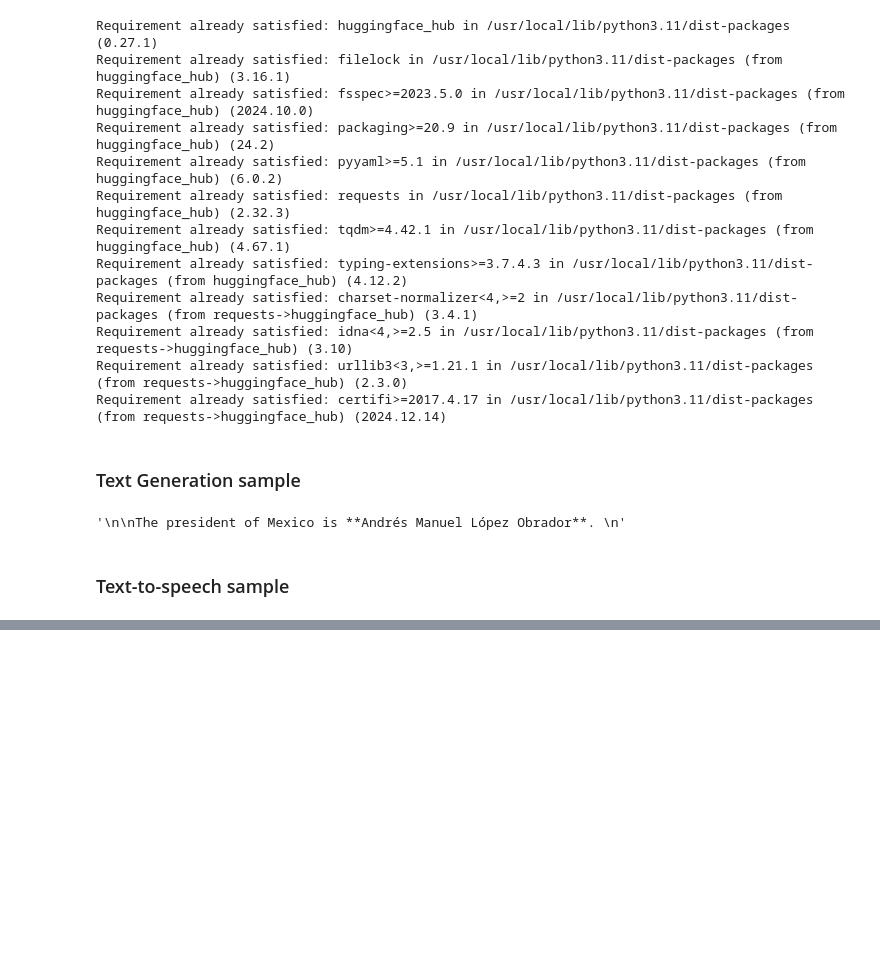
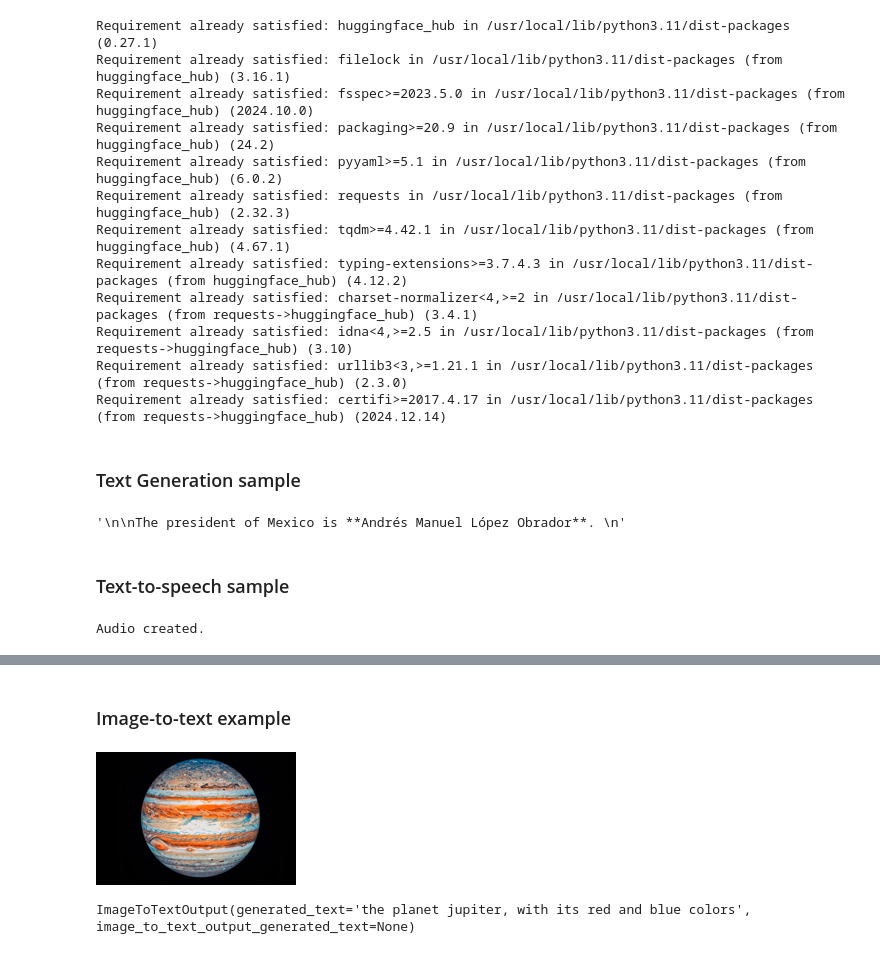
Before and after one commit to francodem/ai-engineering-from-scrimba, a Jupyter notebook: scrimba_hugging_face_inference_tutorial.ipynb, the cells around one changed output, grey strips where cells are left out. Cells and saved outputs as stored; diff of their text form; code cells hidden in the pictures; blank space fills up the shorter version.

```diff
--- a/scrimba_hugging_face_inference_tutorial.ipynb
+++ b/scrimba_hugging_face_inference_tutorial.ipynb
@@ -40,22 +43,51 @@ client.text_generation(input_tg, model="google/gemma-2-2b-it")
 # %%
 import requests
 
-API_URL = "https://api-inference.huggingface.co/models/espnet/kan-bayashi_ljspeech_vits"
+API_URL = "https://api-inference.huggingface.co/models"
+tts_endpoint = "/espnet/kan-bayashi_ljspeech_vits"
 headers = {"Authorization": f"Bearer {HF_TOKEN}"}
 
 def query(payload):
-	response = requests.post(API_URL, headers=headers, json=payload)
+	response = requests.post(API_URL+tts_endpoint, headers=headers, json=payload)
 	return response.content, response.status_code
 
 audio_bytes, response_code = query({
-	"inputs": "Welcome to Scrimba!",
+	"inputs": "Welcome to Scrimba AI Engineering specialization!",
 })
 
 if response_code == 200:
   # You can access the audio with IPython.display for example
   from IPython.display import Audio
   audio = Audio(audio_bytes)
+  print("Audio created.")
+else:
+  print("Error:", audio_bytes)
+# %% [output]
+Audio created.
 # %%
 audio
 # %% [output]
 [interactive output not drawn]
+# %% [markdown]
+### Image-to-text example
+# %%
+image_path = "/content/jupyter.jpg"
+# %%
+# prompt: Show the image from image_path with 200x200
+
+from PIL import Image
+import requests
+from io import BytesIO
+
+try:
+  #Attempt to open the image directly
+  img = Image.open(image_path)
+  img.thumbnail((200, 200))
+  display(img)
+
+except FileNotFoundError:
+  print(f"Error: Image file not found at {image_path}")
+except Exception as e:
+  print(f"An unexpected error occurred: {e}")
+# %% [output]
+[figure, added]
@@ -61,0 +103,4 @@ audio
+# %%
+output
+# %% [output]
+ImageToTextOutput(generated_text='the planet jupiter, with its red and blue colors', image_to_text_output_generated_text=None)
```
Also changed, not shown: parts of 2 cells of this notebook.
